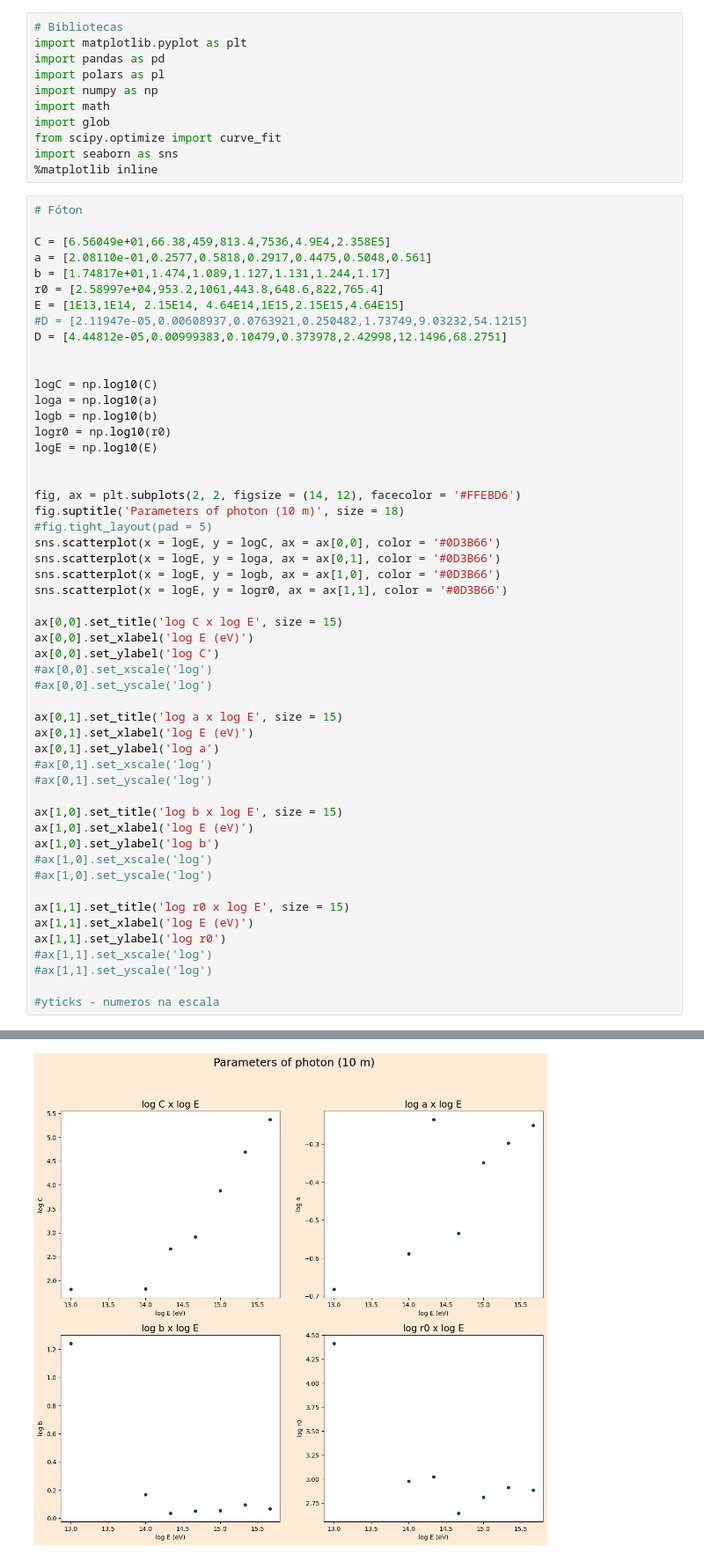
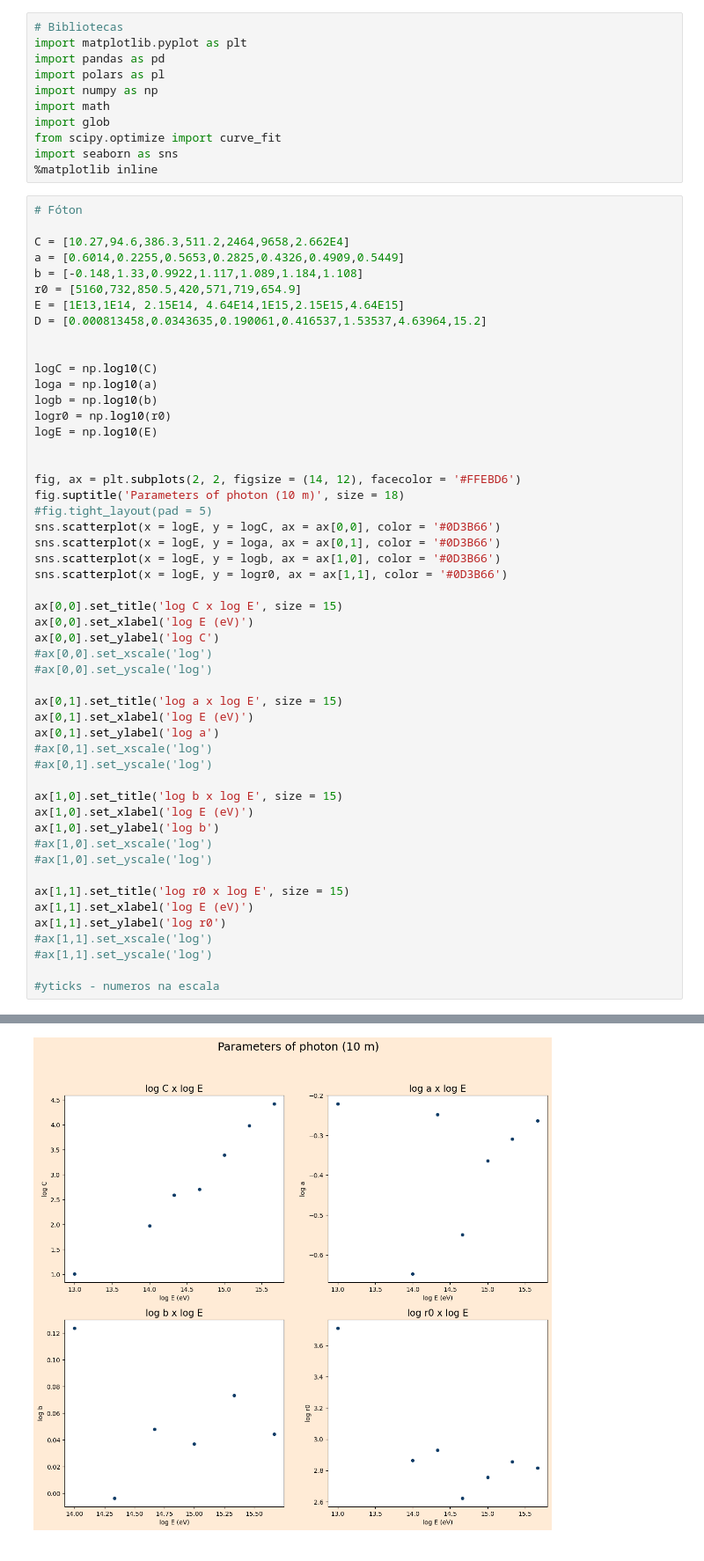
Before and after one commit to lucas-orfei/mestrado, a Jupyter notebook: parameters_10m.ipynb, the cells around one changed output, grey strips where cells are left out. Shown at 88% size. Saved outputs shown, nothing was run; the diff lists cells and outputs as text.

```diff
--- a/parameters_10m.ipynb
+++ b/parameters_10m.ipynb
@@ -12,13 +12,12 @@ import seaborn as sns
 # %%
 # Fóton
 
-C = [6.56049e+01,66.38,459,813.4,7536,4.9E4,2.358E5]
-a = [2.08110e-01,0.2577,0.5818,0.2917,0.4475,0.5048,0.561]
-b = [1.74817e+01,1.474,1.089,1.127,1.131,1.244,1.17]
-r0 = [2.58997e+04,953.2,1061,443.8,648.6,822,765.4]
+C = [10.27,94.6,386.3,511.2,2464,9658,2.662E4]
+a = [0.6014,0.2255,0.5653,0.2825,0.4326,0.4909,0.5449]
+b = [-0.148,1.33,0.9922,1.117,1.089,1.184,1.108]
+r0 = [5160,732,850.5,420,571,719,654.9]
 E = [1E13,1E14, 2.15E14, 4.64E14,1E15,2.15E15,4.64E15]
-#D = [2.11947e-05,0.00608937,0.0763921,0.250482,1.73749,9.03232,54.1215]
-D = [4.44812e-05,0.00999383,0.10479,0.373978,2.42998,12.1496,68.2751]
+D = [0.000813458,0.0343635,0.190061,0.416537,1.53537,4.63964,15.2]
 
 
 logC = np.log10(C)
@@ -36,34 +35,34 @@ sns.scatterplot(x = logE, y = loga, ax = ax[0,1], color = '#0D3B66')
 sns.scatterplot(x = logE, y = logb, ax = ax[1,0], color = '#0D3B66')
 sns.scatterplot(x = logE, y = logr0, ax = ax[1,1], color = '#0D3B66')
 
 ax[0,0].set_title('log C x log E', size = 15)
 ax[0,0].set_xlabel('log E (eV)')
 ax[0,0].set_ylabel('log C')
 #ax[0,0].set_xscale('log')
 #ax[0,0].set_yscale('log')
 
 ax[0,1].set_title('log a x log E', size = 15)
 ax[0,1].set_xlabel('log E (eV)')
 ax[0,1].set_ylabel('log a')
 #ax[0,1].set_xscale('log')
 #ax[0,1].set_yscale('log')
 
 ax[1,0].set_title('log b x log E', size = 15)
 ax[1,0].set_xlabel('log E (eV)')
 ax[1,0].set_ylabel('log b')
 #ax[1,0].set_xscale('log')
 #ax[1,0].set_yscale('log')
 
 ax[1,1].set_title('log r0 x log E', size = 15)
 ax[1,1].set_xlabel('log E (eV)')
 ax[1,1].set_ylabel('log r0')
 #ax[1,1].set_xscale('log')
 #ax[1,1].set_yscale('log')
 
 #yticks - numeros na escala
 # %% [output]
 Text(0, 0.5, 'log r0')
-[figure, old version]
+[figure, new version]
 # %%
 # Fit do fóton
 
```
Also changed, not shown: parts of 11 cells of this notebook.
